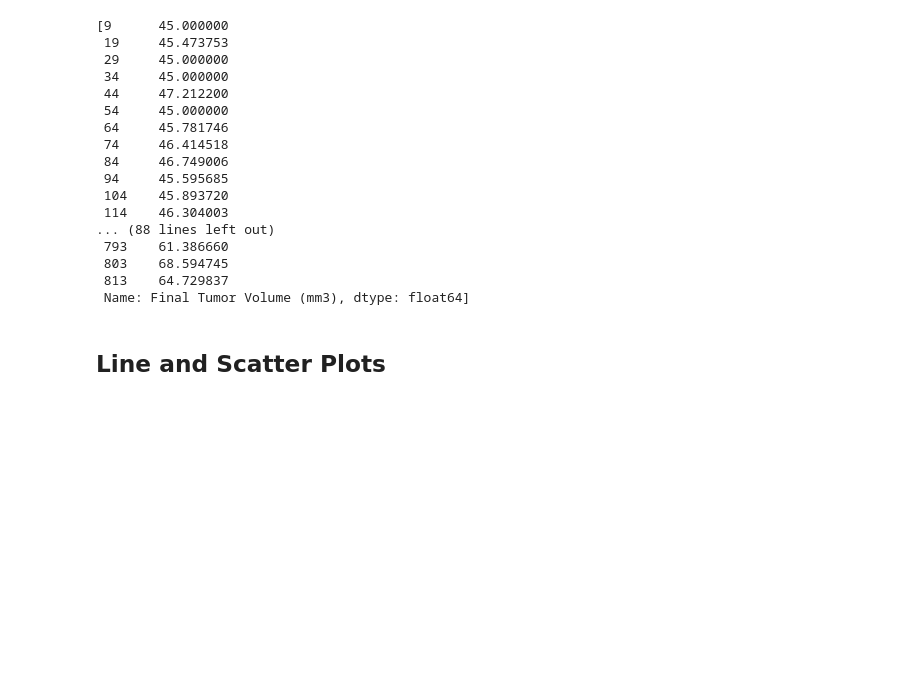
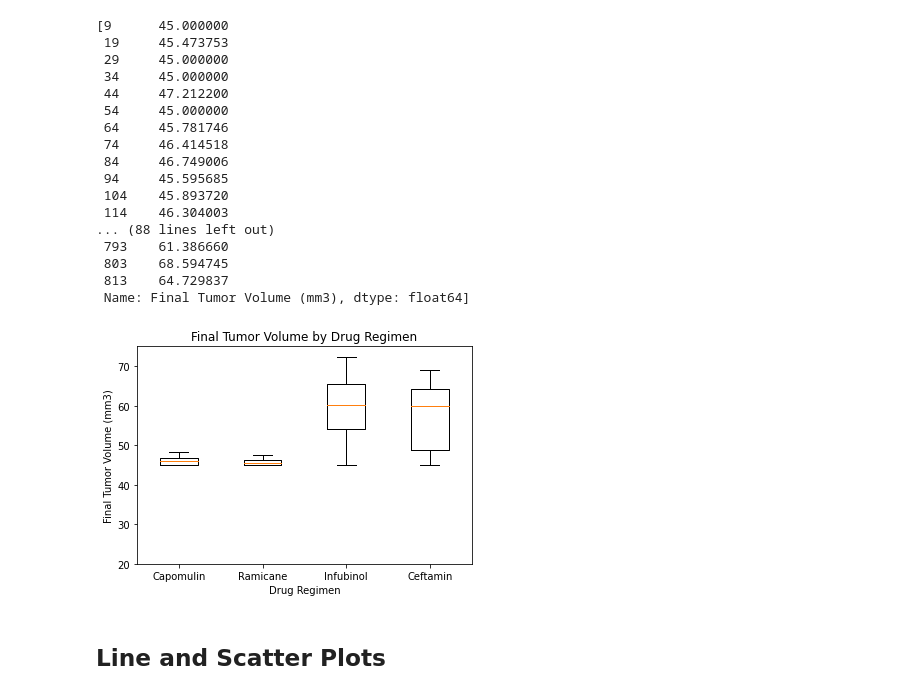
Before and after one commit to jroy22/matplotlib-challenge, a Jupyter notebook: Pymaceutical/PymaceuticalsAnalysis.ipynb, the cells around one changed output. Drawn from its saved outputs; the diff is of its cells as text; code cells hidden in the pictures; blank space fills up the shorter version.

Commit message:
Added code for box plot and started line plot code

```diff
--- a/Pymaceutical/PymaceuticalsAnalysis.ipynb
+++ b/Pymaceutical/PymaceuticalsAnalysis.ipynb
@@ -238,6 +217,6 @@ Name: Tumor Volume (mm3), Length: 100, dtype: float64
 # %%
 # Merge this group df with the original dataframe to get the tumor volume at the last timepoint
-top_results = pd.merge(top_results,final_time_tumor,on= ["Mouse ID", "Timepoint"],how= "outer")
+top_results = pd.merge(top_results,final_time_tumor,on= ["Mouse ID", "Timepoint"],how= "left")
 final_top_results = top_results.rename(columns = {"Tumor Volume (mm3)_x": "Tumor Volume (mm3)", "Tumor Volume (mm3)_y" : "Final Tumor Volume (mm3)"})
 final_top_results = final_top_results.dropna()
 final_top_results
@@ -297,5 +302,14 @@ tumor_volume_list
 # %%
 # Generate a box plot of the final tumor volume of each mouse across four regimens of interest
+fig1,ax1 = plt.subplots()
+ax1.boxplot(tumor_volume_list, labels = top_regimens, showfliers = True)
+ax1.set_title("Final Tumor Volume by Drug Regimen")
+ax1.set_ylim(20,75)
+ax1.set_ylabel("Final Tumor Volume (mm3)")
+ax1.set_xlabel("Drug Regimen")
+plt.show()
+# %% [output]
+[figure, added]
 # %% [markdown]
 ## Line and Scatter Plots
 # %%
```
Also changed, not shown: parts of 9 cells of this notebook.
